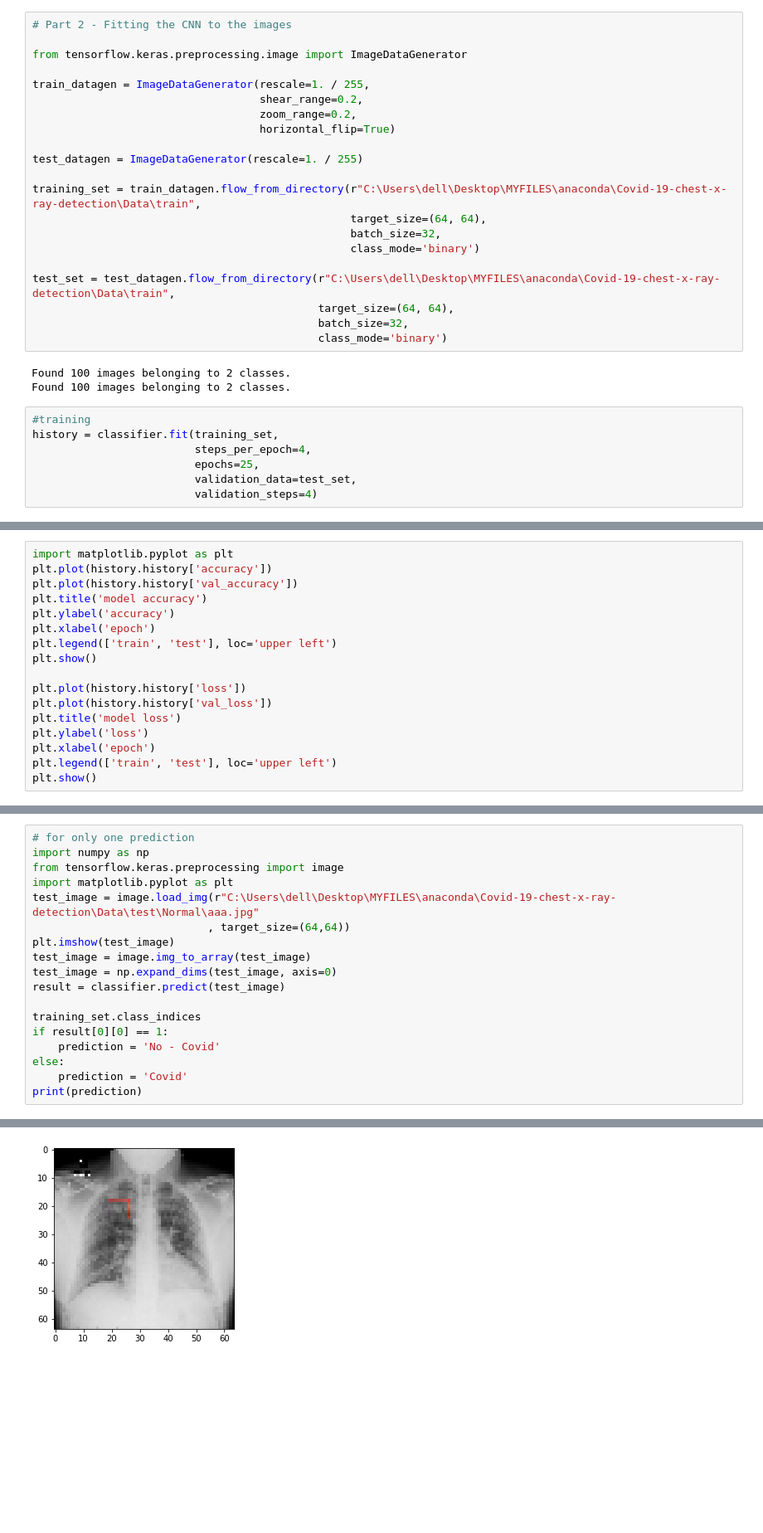
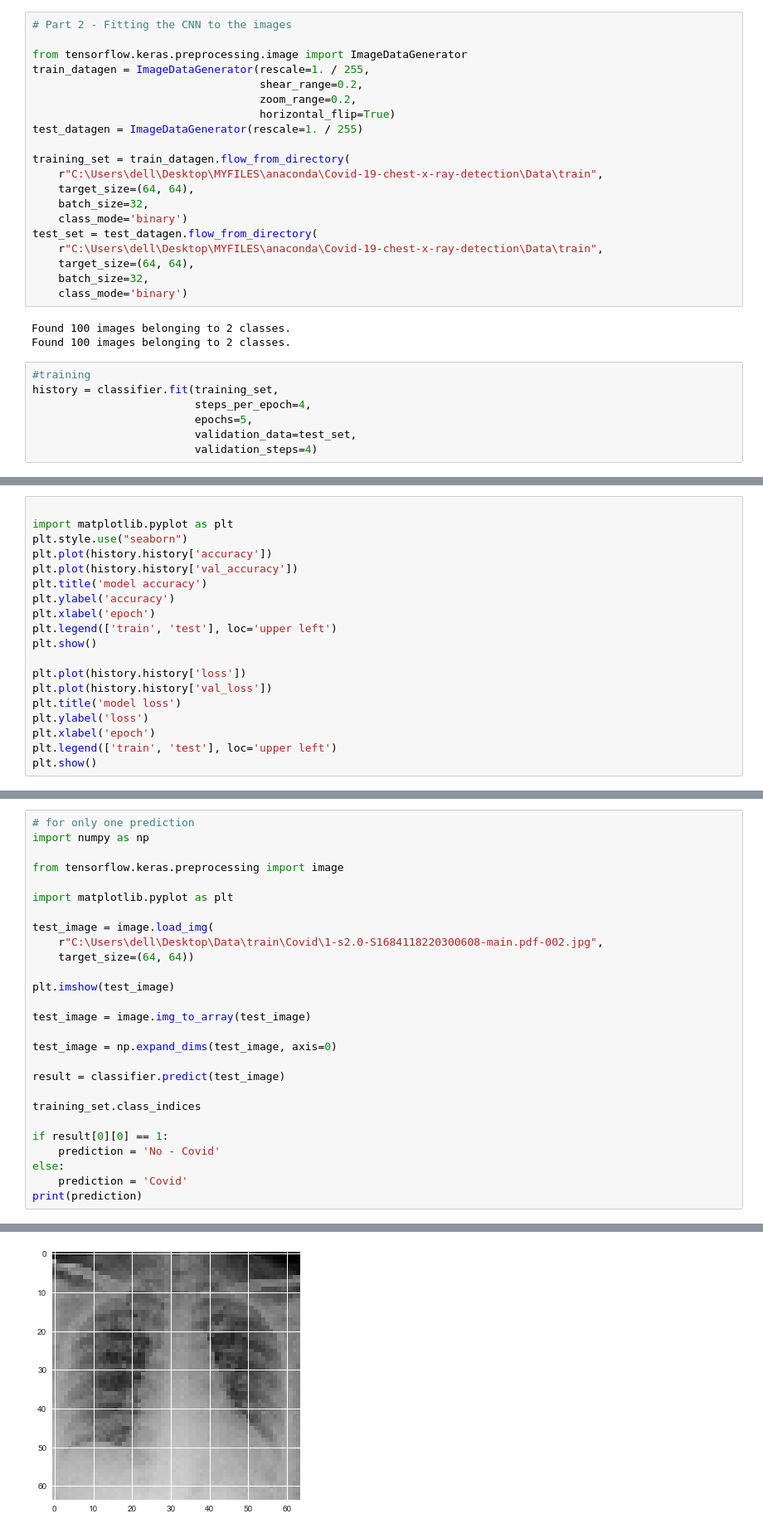
Before and after one commit to aman-singanamala/COVID-19, a Jupyter notebook: CNN.ipynb, the cells around one changed output, grey strips where cells are left out. Shown: that part at 83% size. Drawn from its saved outputs; the diff is of its cells as text; blank space fills up the shorter version.

```diff
--- a/CNN.ipynb
+++ b/CNN.ipynb
@@ -72,23 +62,22 @@ _________________________________________________________________
 # Part 2 - Fitting the CNN to the images
 
 from tensorflow.keras.preprocessing.image import ImageDataGenerator
-
 train_datagen = ImageDataGenerator(rescale=1. / 255,
                                    shear_range=0.2,
                                    zoom_range=0.2,
                                    horizontal_flip=True)
-
 test_datagen = ImageDataGenerator(rescale=1. / 255)
 
-training_set = train_datagen.flow_from_directory(r"C:\Users\dell\Desktop\MYFILES\anaconda\Covid-19-chest-x-ray-detection\Data\train",
-                                                 target_size=(64, 64),
-                                                 batch_size=32,
-                                                 class_mode='binary')
-
-test_set = test_datagen.flow_from_directory(r"C:\Users\dell\Desktop\MYFILES\anaconda\Covid-19-chest-x-ray-detection\Data\train",
-                                            target_size=(64, 64),
-                                            batch_size=32,
-                                            class_mode='binary')
+training_set = train_datagen.flow_from_directory(
+    r"C:\Users\dell\Desktop\MYFILES\anaconda\Covid-19-chest-x-ray-detection\Data\train",
+    target_size=(64, 64),
+    batch_size=32,
+    class_mode='binary')
+test_set = test_datagen.flow_from_directory(
+    r"C:\Users\dell\Desktop\MYFILES\anaconda\Covid-19-chest-x-ray-detection\Data\train",
+    target_size=(64, 64),
+    batch_size=32,
+    class_mode='binary')
 # %% [output]
 Found 100 images belonging to 2 classes.
 Found 100 images belonging to 2 classes.
@@ -96,7 +85,7 @@ Found 100 images belonging to 2 classes.
 #training
 history = classifier.fit(training_set,
                          steps_per_epoch=4,
-                         epochs=25,
+                         epochs=5,
                          validation_data=test_set,
                          validation_steps=4)
 # %% [output]
@@ -130,5 +111,7 @@ loaded_model.evaluate(test_set)
 # %%
+
 import matplotlib.pyplot as plt
+plt.style.use("seaborn")
 plt.plot(history.history['accuracy'])
 plt.plot(history.history['val_accuracy'])
 plt.title('model accuracy')
@@ -150,24 +133,33 @@ plt.show()
 # %%
 # for only one prediction
 import numpy as np
+
 from tensorflow.keras.preprocessing import image
+
 import matplotlib.pyplot as plt
-test_image = image.load_img(r"C:\Users\dell\Desktop\MYFILES\anaconda\Covid-19-chest-x-ray-detection\Data\test\Normal\aaa.jpg"
-                           , target_size=(64,64))
+
+test_image = image.load_img(
+    r"C:\Users\dell\Desktop\Data\train\Covid\1-s2.0-S1684118220300608-main.pdf-002.jpg",
+    target_size=(64, 64))
+
 plt.imshow(test_image)
+
 test_image = image.img_to_array(test_image)
+
 test_image = np.expand_dims(test_image, axis=0)
+
 result = classifier.predict(test_image)
 
 training_set.class_indices
+
 if result[0][0] == 1:
     prediction = 'No - Covid'
 else:
     prediction = 'Covid'
 print(prediction)
 # %% [output]
 Covid
-[figure, old version]
+[figure, new version]
 # %%
 # plot confusion metrix
 y_pred = []
```
Also changed, not shown: parts of 8 cells of this notebook, 5 other files.
